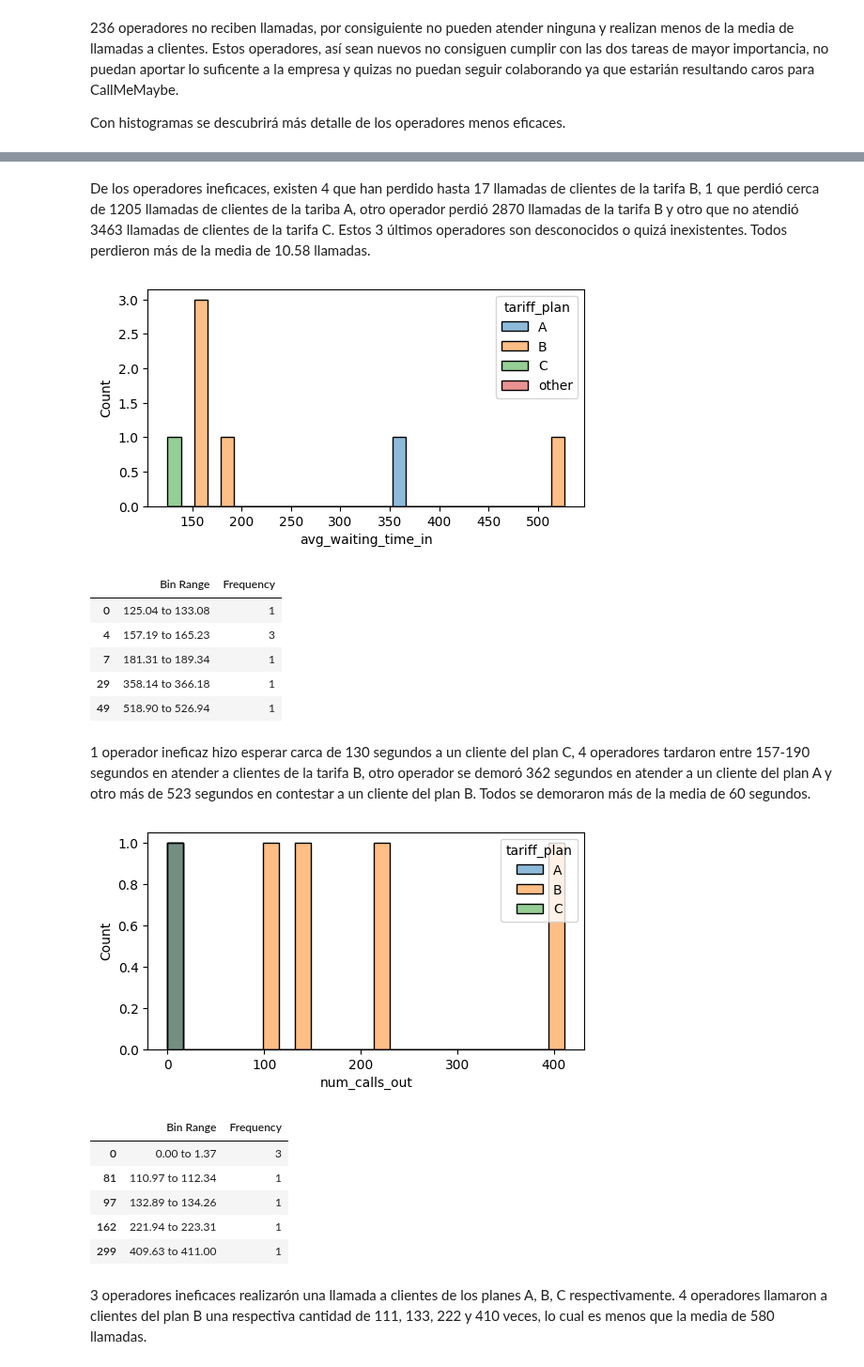
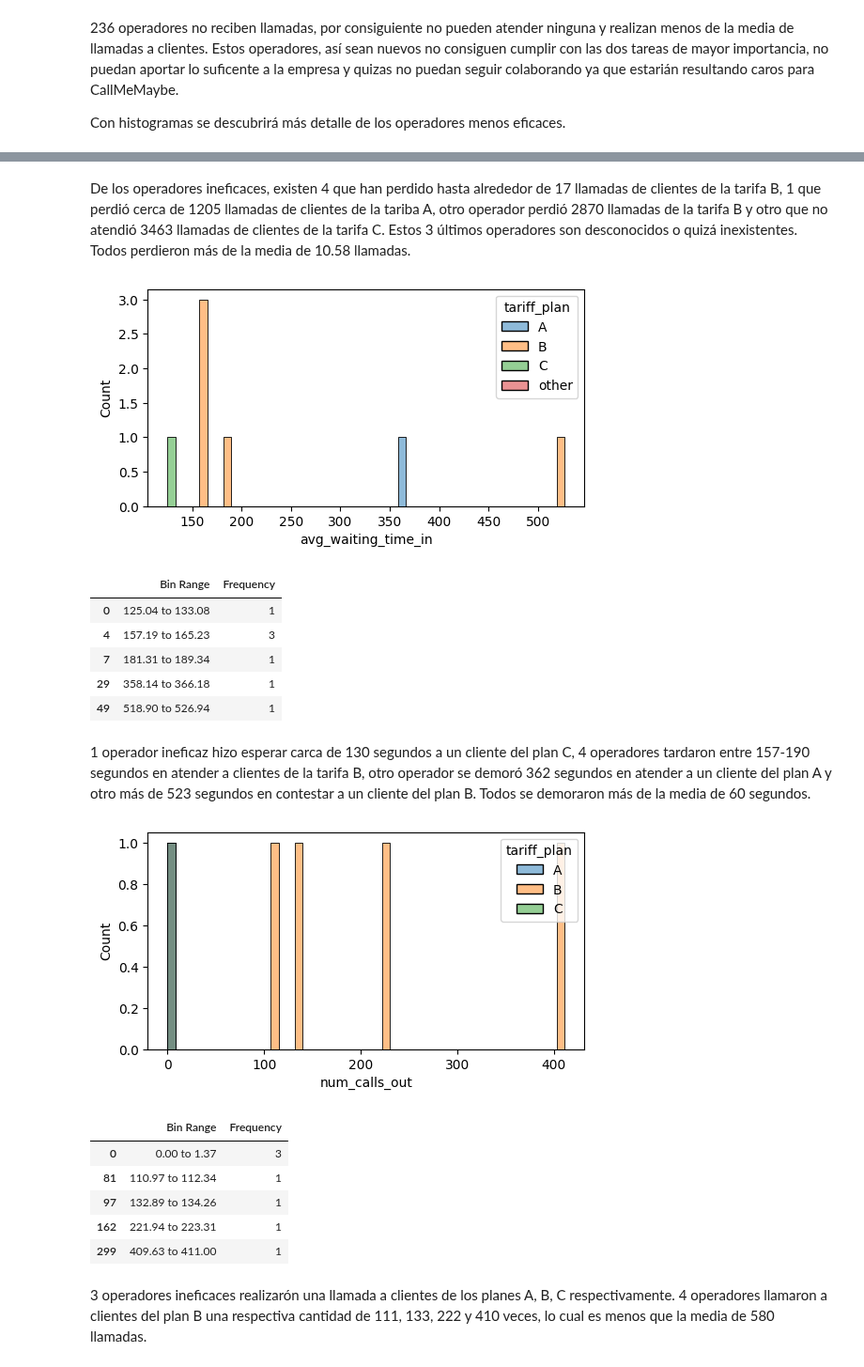
Before and after one commit to ScinDBad/DA_proyecto_final, a Jupyter notebook: proyecto_sp_14.ipynb, the cells around one changed output, grey strips where cells are left out. Shown at 94% size. Drawn from its saved outputs; the diff is of its cells as text; code cells hidden in the pictures.

```diff
--- a/proyecto_sp_14.ipynb
+++ b/proyecto_sp_14.ipynb
@@ -884,5 +884,25 @@ report[report['complete_tasks']==False].sort_values('num_calls_out', ascending=F
 236 operadores no reciben llamadas, por consiguiente no pueden atender ninguna y realizan menos de la media de llamadas a clientes. Estos operadores, así sean nuevos no consiguen cumplir con las dos tareas de mayor importancia, no puedan aportar lo suficente a la empresa y quizas no puedan seguir colaborando ya que estarián resultando caros para CallMeMaybe.
 
 Con histogramas se descubrirá más detalle de los operadores menos eficaces.
+# %%
+def freq_table(data, bins):
+    """
+    Crea una tabla con los rangos de los bins y sus frecuencias.
+
+    Parameters:
+    data (array-like): Los datos para calcular el histograma.
+    bins (int): El número de bins para el histograma.
+
+    Returns:
+    pd.DataFrame: Un DataFrame con los rangos de los bins y sus frecuencias.
+    """
+    counts, bin_edges = np.histogram(data.dropna(), bins=bins)  # Calcula los histogramas con el número de bins especificado
+    bin_ranges = [f'{bin_edges[i]:.2f} to {bin_edges[i+1]:.2f}' for i in range(len(bin_edges)-1)]
+    histogram_table = pd.DataFrame({'Bin Range': bin_ranges, 'Frequency': counts})
+
+    # Filtra la tabla para mostrar solo las filas donde la frecuencia es mayor que cero
+    filtered_table = histogram_table[histogram_table['Frequency'] > 0]
+
+    return filtered_table
 # %%
 # Trazar histograma de número de llamadas entrantes perdidas por operadores ineficaces
@@ -904,17 +924,14 @@ histogram_table[histogram_table['Frequency']>0].head()
 # %% [markdown]
-De los operadores ineficaces, existen 4 que han perdido hasta 17 llamadas de clientes de la tarifa B, 1 que perdió cerca de 1205 llamadas de clientes de la tariba A, otro operador perdió 2870 llamadas de la tarifa B y otro que no atendió 3463 llamadas de clientes de la tarifa C. Estos 3 últimos operadores son desconocidos o quizá inexistentes. Todos perdieron más de la media de 10.58 llamadas.
+De los operadores ineficaces, existen 4 que han perdido hasta alrededor de 17 llamadas de clientes de la tarifa B, 1 que perdió cerca de 1205 llamadas de clientes de la tariba A, otro operador perdió 2870 llamadas de la tarifa B y otro que no atendió 3463 llamadas de clientes de la tarifa C. Estos 3 últimos operadores son desconocidos o quizá inexistentes. Todos perdieron más de la media de 10.58 llamadas.
 # %%
 # Trazar histograma de tiempo de espera de llamadas entrantes por operadores ineficaces
 plt.figure(figsize=(6,3))
-sns.histplot(data=report[report['complete_tasks']==False], x='avg_waiting_time_in', bins=30, hue='tariff_plan')
+sns.histplot(data=report[mask], x='avg_waiting_time_in', bins=50, hue='tariff_plan')
 plt.show()
 
-counts, bin_edges = np.histogram(report[mask]['avg_waiting_time_in'], bins=50)  # Calcula los histogramas con 30 bins
-bin_ranges = [f'{bin_edges[i]:.2f} to {bin_edges[i+1]:.2f}' for i in range(len(bin_edges)-1)]
-histogram_table = pd.DataFrame({'Bin Range': bin_ranges, 'Frequency': counts})
-histogram_table[histogram_table['Frequency']>0].head()
+freq_table(data = report[mask]['avg_waiting_time_in'], bins=50)
 # %% [output]
-[figure, old version]
+[figure, new version]
 |  | Bin Range | Frequency |
 | 0 | 125.04 to 133.08 | 1 |
 | 4 | 157.19 to 165.23 | 3 |
@@ -925,17 +942,14 @@ histogram_table[histogram_table['Frequency']>0].head()
 1 operador ineficaz hizo esperar carca de 130 segundos a un cliente del plan C, 4 operadores tardaron entre 157-190 segundos en atender a clientes de la tarifa B, otro operador se demoró 362 segundos en atender a un cliente del plan A y otro más de 523 segundos en contestar a un cliente del plan B. Todos se demoraron más de la media de 60 segundos.
 # %%
 # Trazar histograma de llamadas salientes por operadores ineficaces parte 1
-mask = (report['complete_tasks']==False) & (report['tariff_plan']!='other')
+mask = (report['complete_tasks']==False) & (report['tariff_plan']!='other') # máscara booleana
 plt.figure(figsize=(6,3))
-sns.histplot(data=report[mask], x='num_calls_out', bins=25, hue='tariff_plan')
+sns.histplot(data=report[mask], x='num_calls_out', bins=50, hue='tariff_plan')
 plt.show()
 
-counts, bin_edges = np.histogram(report[mask]['num_calls_out'], bins=300)  # Calcula los histogramas con 30 bins
-bin_ranges = [f'{bin_edges[i]:.2f} to {bin_edges[i+1]:.2f}' for i in range(len(bin_edges)-1)]
-histogram_table = pd.DataFrame({'Bin Range': bin_ranges, 'Frequency': counts})
-histogram_table[histogram_table['Frequency']>0].head()
+freq_table(report[mask]['num_calls_out'], bins=300)
 # %% [output]
-[figure, old version]
+[figure, new version]
 |  | Bin Range | Frequency |
 | 0 | 0.00 to 1.37 | 3 |
 | 81 | 110.97 to 112.34 | 1 |
```
Also changed, not shown: parts of 3 cells of this notebook.
